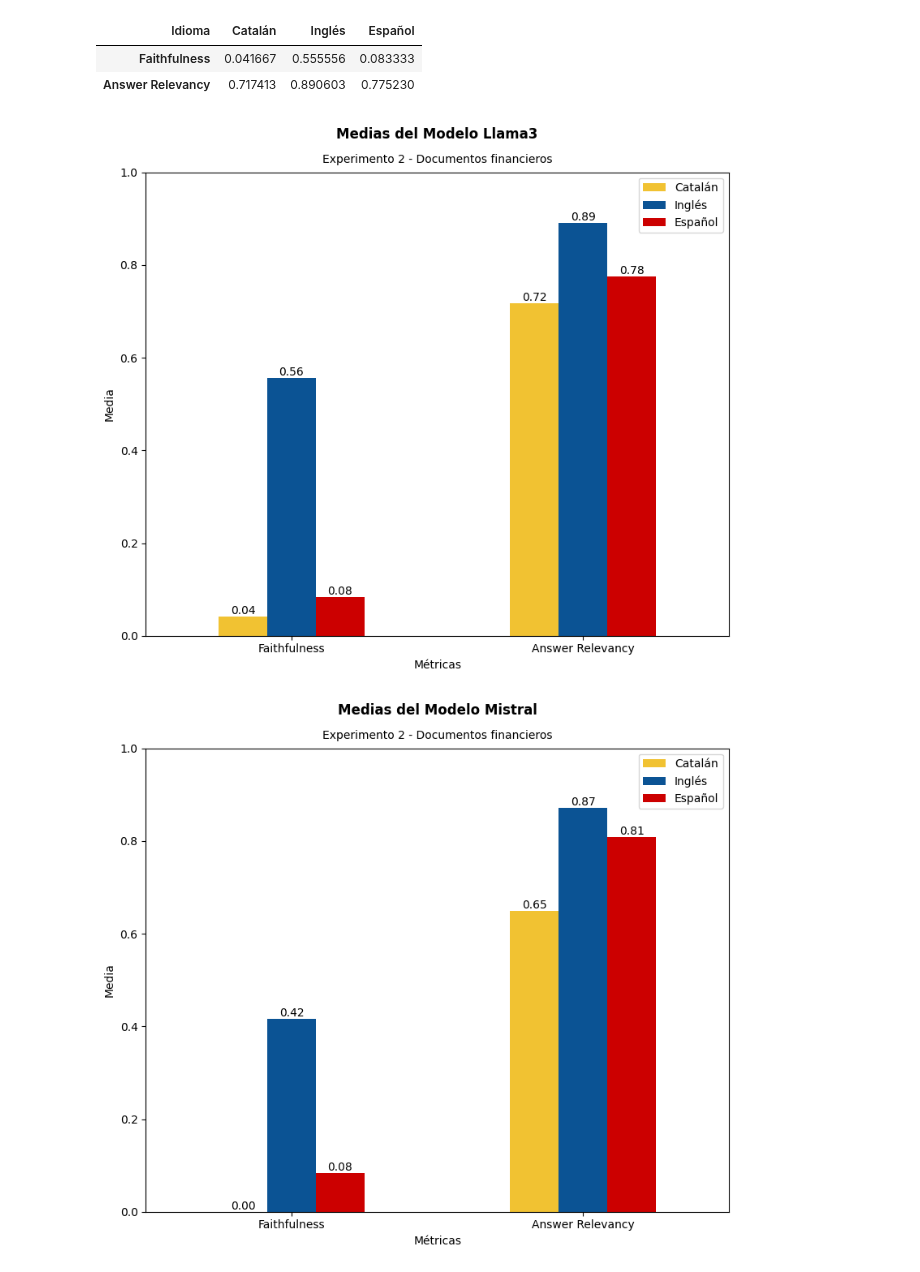
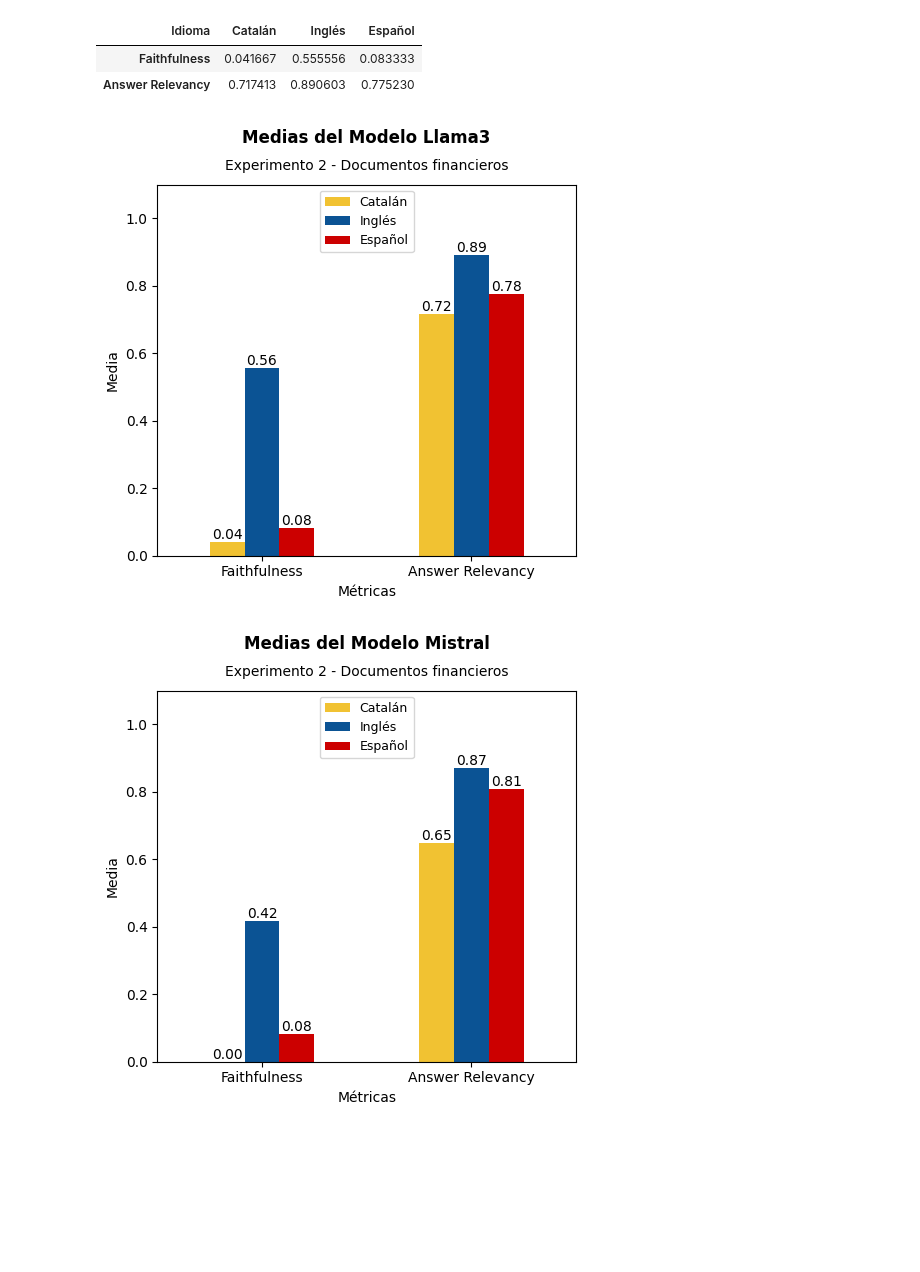
Before and after one commit to Luisbp27/documentQuestionAnswering, a Jupyter notebook: testing/test2/llm/llm_analysis.ipynb, the cells around one changed output. Drawn from its saved outputs; the diff is of its cells as text; code cells hidden in the pictures; blank space fills up the shorter version.

```diff
--- a/testing/test2/llm/llm_analysis.ipynb
+++ b/testing/test2/llm/llm_analysis.ipynb
@@ -157,64 +157,64 @@ df_llama3_means
 colors = ["#f1c232", "#0b5394", "#cc0000"]
 
 # Gráfico para df_llama3_means
-fig, ax = plt.subplots(figsize=(8, 7))
+fig, ax = plt.subplots(figsize=(5, 5))
 df_llama3_means.plot(kind="bar", color=colors, ax=ax)
 plt.title("Medias del Modelo Llama3", loc="center", pad=30, fontweight="bold")
-ax.text(0.5, 1.02, "Experimento 2 - Documentos financieros", transform=ax.transAxes, fontsize=10, ha="center")
+ax.text(0.5, 1.04, "Experimento 2 - Documentos financieros", transform=ax.transAxes, fontsize=10, ha="center")
 ax.set_ylabel("Media")
 ax.set_xlabel("Métricas")
-ax.set_ylim(0, 1)
+ax.set_ylim(0, 1.1)
 add_values_labels(ax)
-ax.legend()
+ax.legend(loc="upper center", prop={"size": 9})
 plt.xticks(rotation=0)
 plt.tight_layout()
 fig.savefig("experimento2_llama3_medias.png")
 plt.show()
 
 # Gráfico para df_mistral_means
-fig, ax = plt.subplots(figsize=(8, 7))
+fig, ax = plt.subplots(figsize=(5, 5))
 df_mistral_means.plot(kind="bar", color=colors, ax=ax, legend=False)
 plt.title("Medias del Modelo Mistral", loc="center", pad=30, fontweight="bold")
-ax.text(0.5, 1.02, "Experimento 2 - Documentos financieros", transform=ax.transAxes, fontsize=10, ha="center")
+ax.text(0.5, 1.04, "Experimento 2 - Documentos financieros", transform=ax.transAxes, fontsize=10, ha="center")
 ax.set_ylabel("Media")
 ax.set_xlabel("Métricas")
-ax.set_ylim(0, 1)
+ax.set_ylim(0, 1.1)
 add_values_labels(ax)
-ax.legend()
+ax.legend(loc="upper center", prop={"size": 9})
 plt.xticks(rotation=0)
 plt.tight_layout()
 fig.savefig("experimento2_mistral_medias.png")
 plt.show()
 
 # Gráfico para df_phi3_means
-fig, ax = plt.subplots(figsize=(8, 7))
+fig, ax = plt.subplots(figsize=(5, 5))
 df_phi3_means.plot(kind="bar", color=colors, ax=ax, legend=False)
 plt.title("Medias del Modelo Phi 3", loc="center", pad=30, fontweight="bold")
-ax.text(0.5, 1.02, "Experimento 2 - Documentos financieros", transform=ax.transAxes, fontsize=10, ha="center")
+ax.text(0.5, 1.04, "Experimento 2 - Documentos financieros", transform=ax.transAxes, fontsize=10, ha="center")
 ax.set_ylabel("Media")
 ax.set_xlabel("Métricas")
-ax.set_ylim(0, 1)
+ax.set_ylim(0, 1.1)
 add_values_labels(ax)
-ax.legend(loc="upper left")
+ax.legend(loc="upper center", prop={"size": 9})
 plt.xticks(rotation=0)
 plt.tight_layout()
 fig.savefig("experimento2_phi3_medias.png")
 plt.show()
 
 # Gráfico para df_gemma_means
-fig, ax = plt.subplots(figsize=(8, 7))
+fig, ax = plt.subplots(figsize=(5, 5))
 df_gemma_means.plot(kind="bar", color=colors, ax=ax, legend=False)
 plt.title("Medias del Modelo Gemma", loc="center", pad=30, fontweight="bold")
-ax.text(0.5, 1.02, "Experimento 2 - Documentos financieros", transform=ax.transAxes, fontsize=10, ha="center")
+ax.text(0.5, 1.04, "Experimento 2 - Documentos financieros", transform=ax.transAxes, fontsize=10, ha="center")
 ax.set_ylabel("Media")
 ax.set_xlabel("Métricas")
-ax.set_ylim(0, 1)
+ax.set_ylim(0, 1.1)
 add_values_labels(ax)
-ax.legend()
+ax.legend(loc="upper center", prop={"size": 9})
 plt.xticks(rotation=0)
 plt.tight_layout()
 fig.savefig("experimento2_gemma_medias.png")
 plt.show()
 # %% [output]
-[figure, old version]
+[figure, new version]
-[figure, old version]
+[figure, new version]
```
Also changed, not shown: parts of 1 cell of this notebook, 25 other files.
